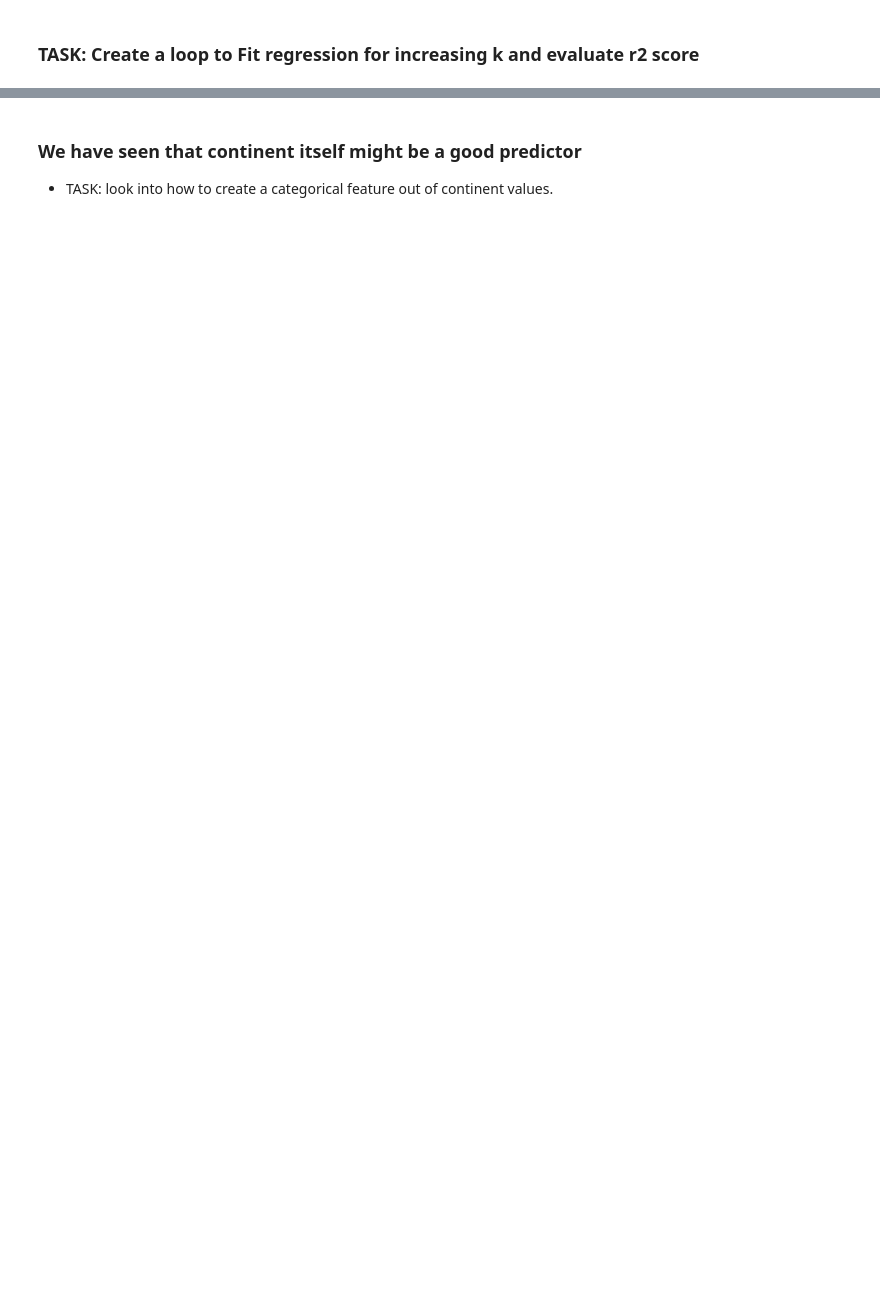
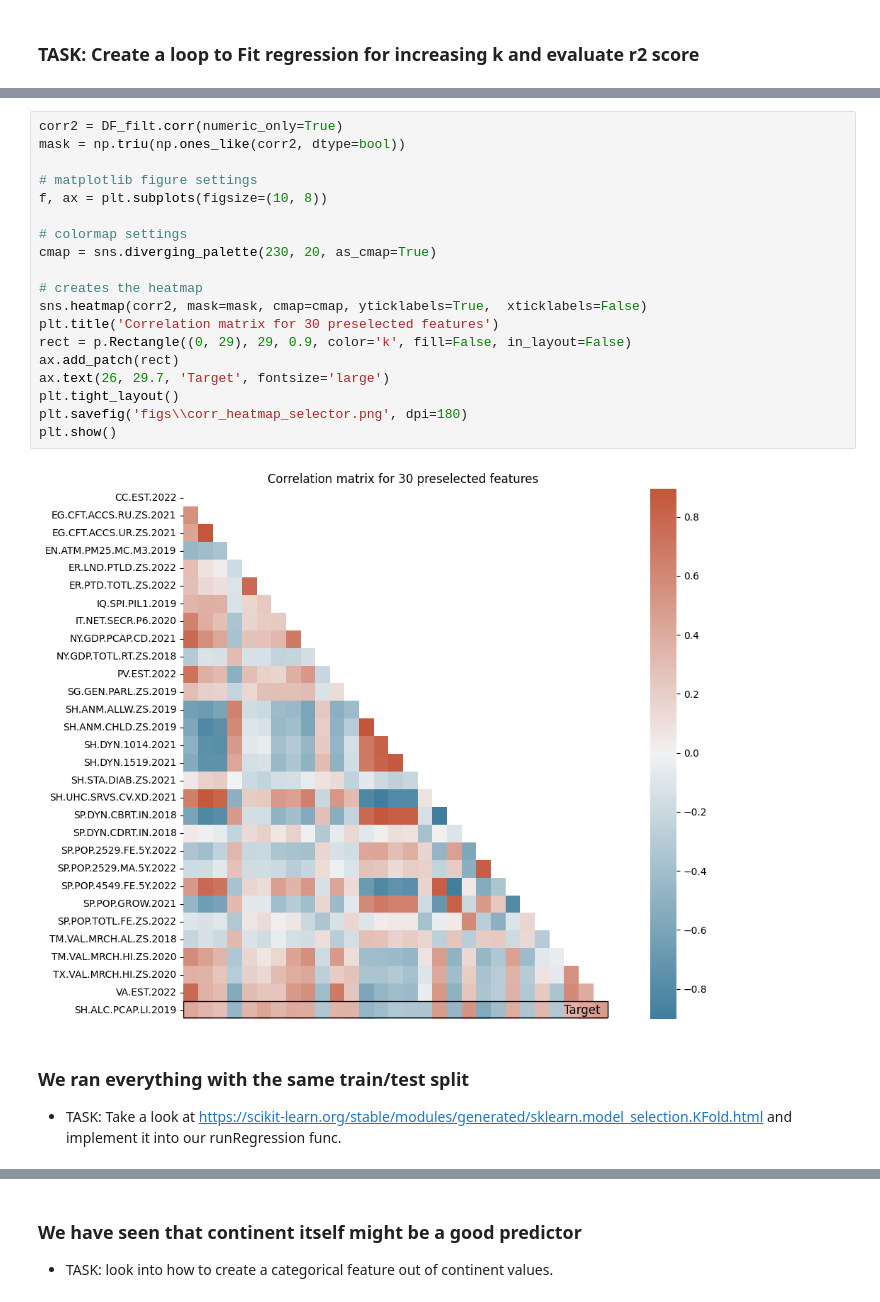
Before and after one commit to Py-ualg/miniprojects, a Jupyter notebook: alcoholism/alcoholism_solution_current.ipynb, the cells around one changed output, grey strips where cells are left out. Drawn from its saved outputs; the diff is of its cells as text; blank space fills up the shorter version.

```diff
--- a/alcoholism/alcoholism_solution_current.ipynb
+++ b/alcoholism/alcoholism_solution_current.ipynb
@@ -312,0 +416,24 @@ reg.fit(X_train, y_train)
+# %%
+corr2 = DF_filt.corr(numeric_only=True)
+mask = np.triu(np.ones_like(corr2, dtype=bool))
+
+# matplotlib figure settings
+f, ax = plt.subplots(figsize=(10, 8))
+
+# colormap settings
+cmap = sns.diverging_palette(230, 20, as_cmap=True)
+
+# creates the heatmap
+sns.heatmap(corr2, mask=mask, cmap=cmap, yticklabels=True,  xticklabels=False)
+plt.title('Correlation matrix for 30 preselected features')
+rect = p.Rectangle((0, 29), 29, 0.9, color='k', fill=False, in_layout=False)
+ax.add_patch(rect)
+ax.text(26, 29.7, 'Target', fontsize='large')
+plt.tight_layout()
+plt.savefig('figs\\corr_heatmap_selector.png', dpi=180)
+plt.show()
+# %% [output]
+[figure, added]
+# %% [markdown]
+### We ran everything with the same train/test split
+* TASK: Take a look at https://scikit-learn.org/stable/modules/generated/sklearn.model_selection.KFold.html and implement it into our runRegression func.
```
Also changed, not shown: parts of 21 cells of this notebook, 2 other files.
